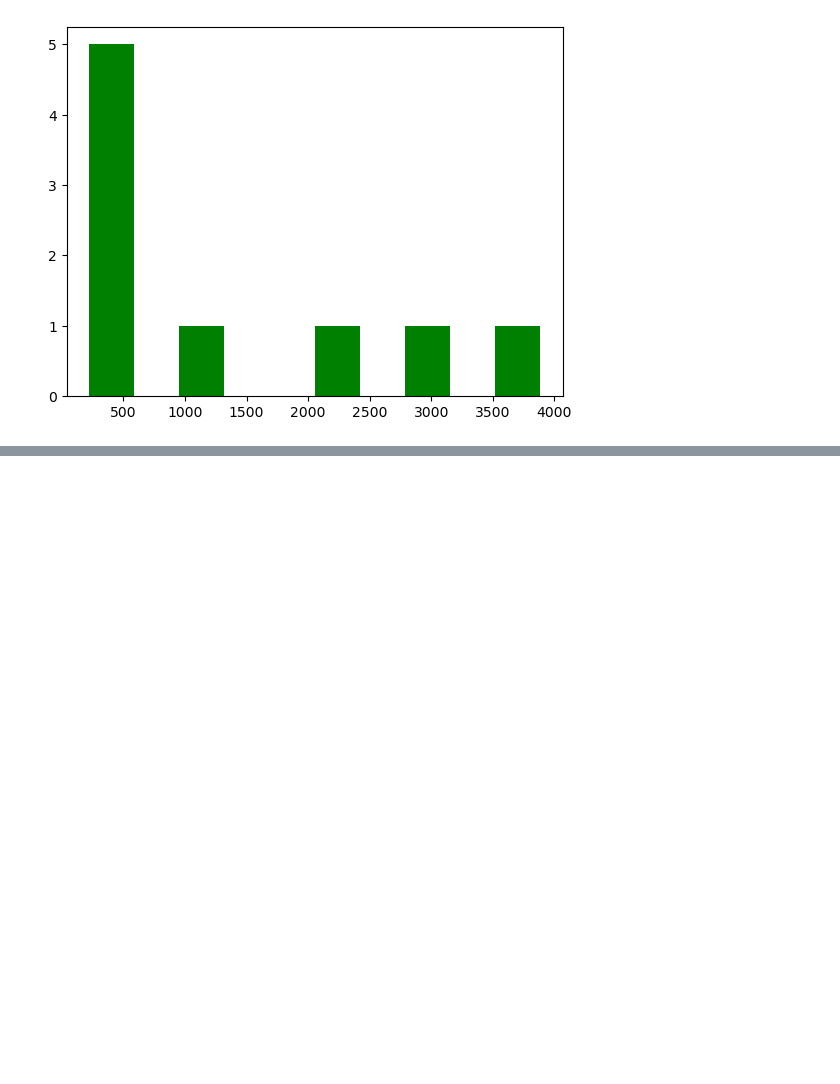
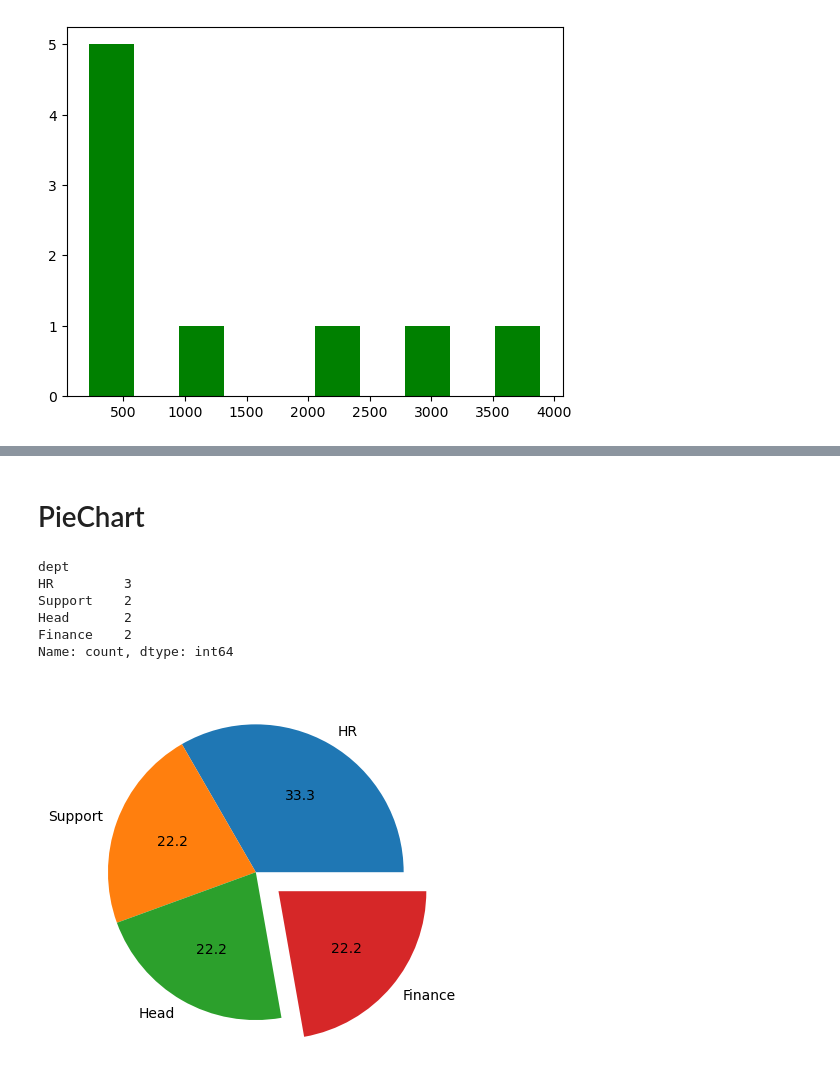
Before and after one commit to Dipakxettri/MatplotLibLearnings, a Jupyter notebook: learnings.ipynb, the cells around one changed output, grey strips where cells are left out. Drawn from its saved outputs; the diff is of its cells as text; code cells hidden in the pictures; blank space fills up the shorter version.

```diff
--- a/learnings.ipynb
+++ b/learnings.ipynb
@@ -76,0 +101,3 @@ plt.show
+# %%
+df["dept"] = ["HR","Support","Head","Finance","HR","Support","Head","Finance","HR"]
+df.info()
@@ -76,0 +117,19 @@ plt.show
+# %% [markdown]
+# PieChart
+# %%
+count = df["dept"].value_counts() # count unique number of values
+count
+# %% [output]
+dept
+HR         3
+Support    2
+Head       2
+Finance    2
+Name: count, dtype: int64
+# %%
+# plotting pie chart
+plt.pie(count, labels=count.index, autopct="%1.1f", explode = [0,0.0,0,0.2])# explode helps to make any piece seperate
+plt.axes
+plt.show()
+# %% [output]
+[figure, added]
```
Also changed, not shown: parts of 6 cells of this notebook.
